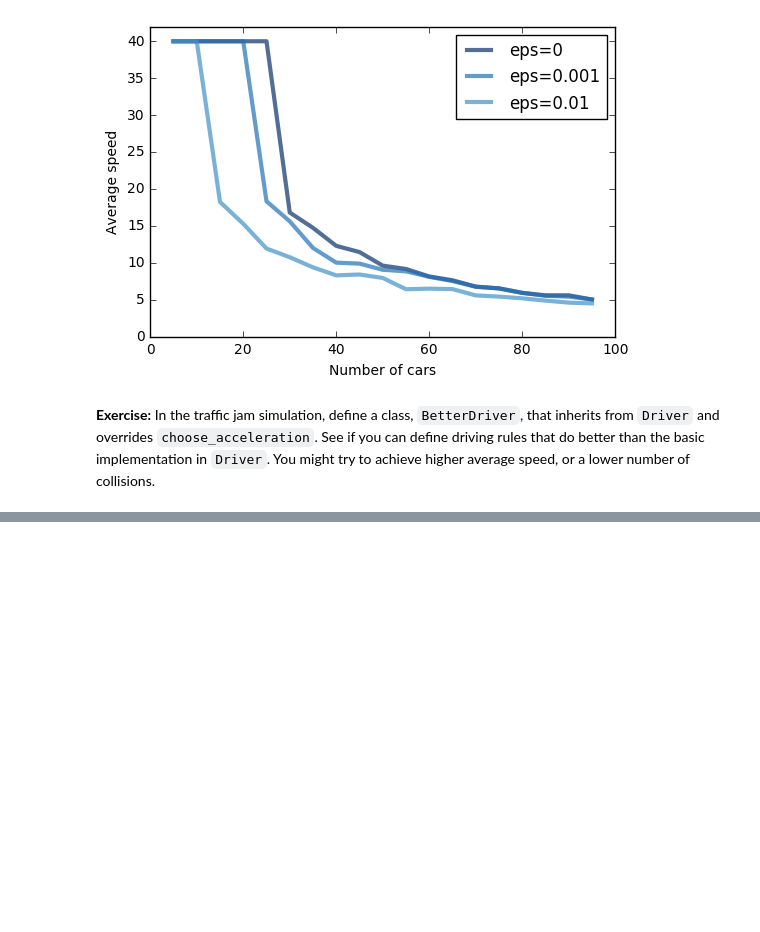
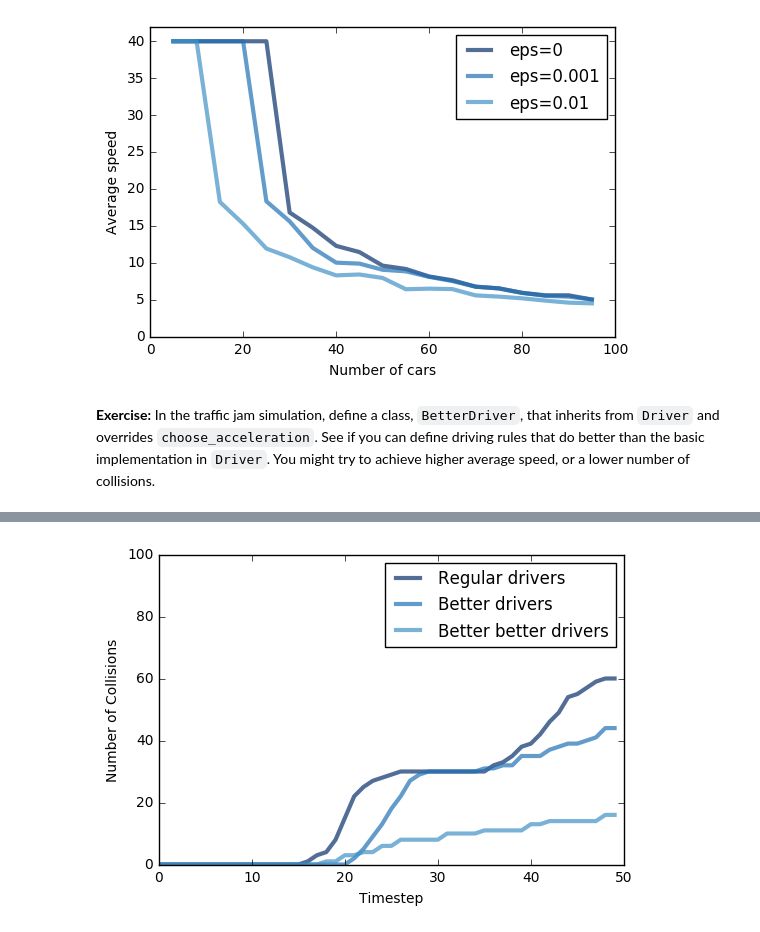
Before and after one commit to Margaretmcrawf/ThinkComplexity2, a Jupyter notebook: code/chap10.ipynb, the cells around one changed output, grey strips where cells are left out. Saved outputs shown, nothing was run; the diff lists cells and outputs as text; code cells hidden in the pictures; blank space fills up the shorter version.

```diff
--- a/code/chap10.ipynb
+++ b/code/chap10.ipynb
@@ -251,3 +253,11 @@ that inherits from `Driver` and overrides `choose_acceleration`.
 See if you can define driving rules that do better than the basic
 implementation in `Driver`.  You might try to achieve higher
 average speed, or a lower number of collisions.
+# %%
+class BetterDriver(Driver):
+
+    def choose_acceleration(self, d, threshold=30):
+        if d < threshold:
+            return 0
+        else:
+            return 1
@@ -253,0 +295,32 @@ average speed, or a lower number of collisions.
+# %%
+r = range(50)
+collisions = []
+betterCollisions = []
+bBetterCollisions = []
+
+HBBetter = Highway(30, eps=0.02, constructor=BetterBetterDriver)
+HBetter = Highway(30, eps=0.02, constructor=BetterDriver)
+H = Highway(30, eps=0.02)
+
+for i in r:
+    HBBetter.step()
+    HBetter.step()
+    H.step()
+    collisions.append(H.crashes)
+    betterCollisions.append(HBetter.crashes)
+    bBetterCollisions.append(HBBetter.crashes)
+
+thinkplot.plot(r, collisions, label="Regular drivers")
+thinkplot.plot(r, betterCollisions, label="Better drivers")
+thinkplot.plot(r, bBetterCollisions, label="Better better drivers")
+
+
+thinkplot.config(xlabel='Timestep',
+                 ylabel='Number of Collisions',
+                ylim=[0, 100])
+
+#The graph shows three different drivers -- One who accelerates regardless of where other drivers are, one who stops accelerating
+#but doesn't slow down either when other cars are near, and one that slows down. As the graph shows, the number of crashes can be
+#decreased significantly just by slowing down.
+# %% [output]
+[figure, added]
```
Also changed, not shown: parts of 4 cells of this notebook.
